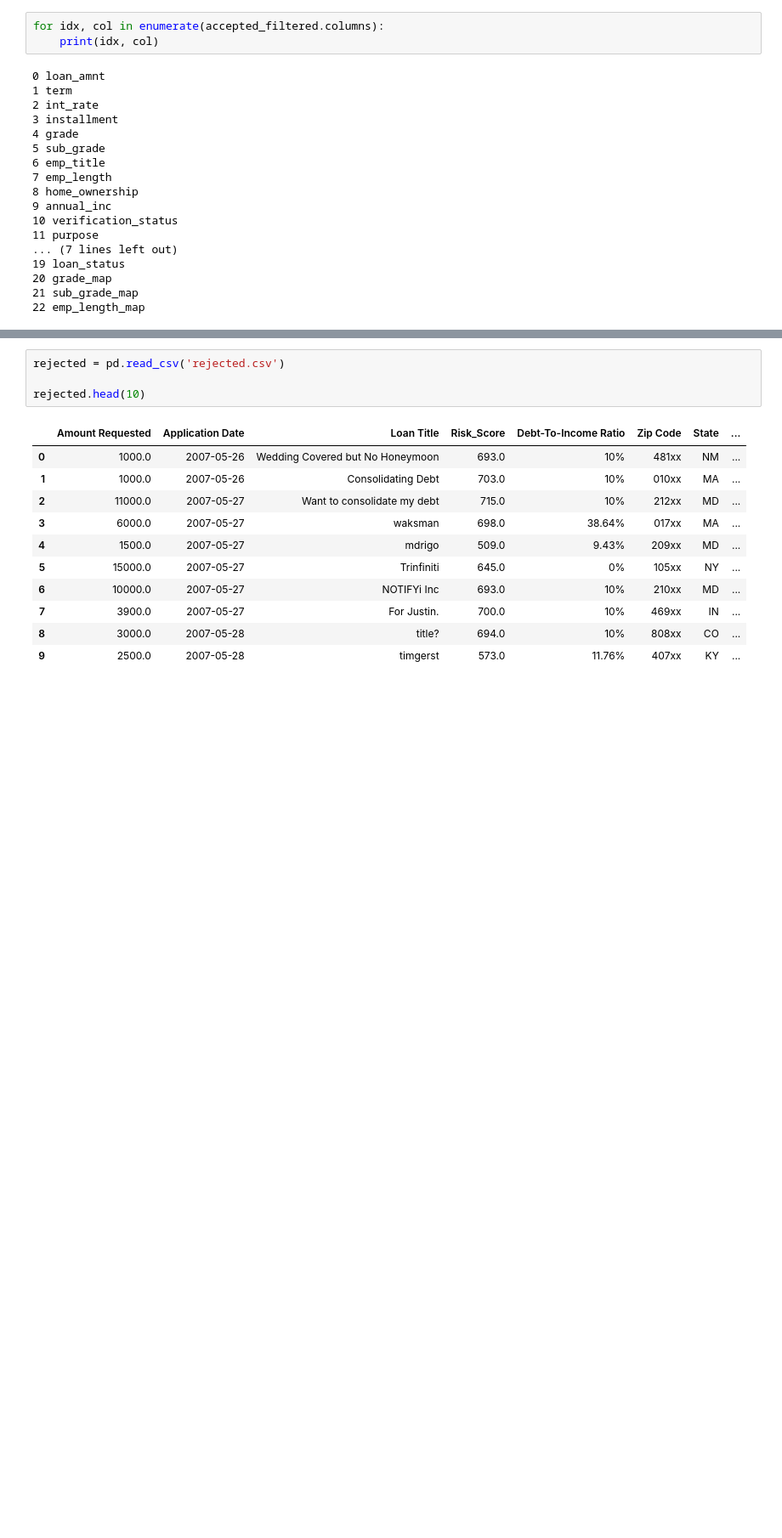
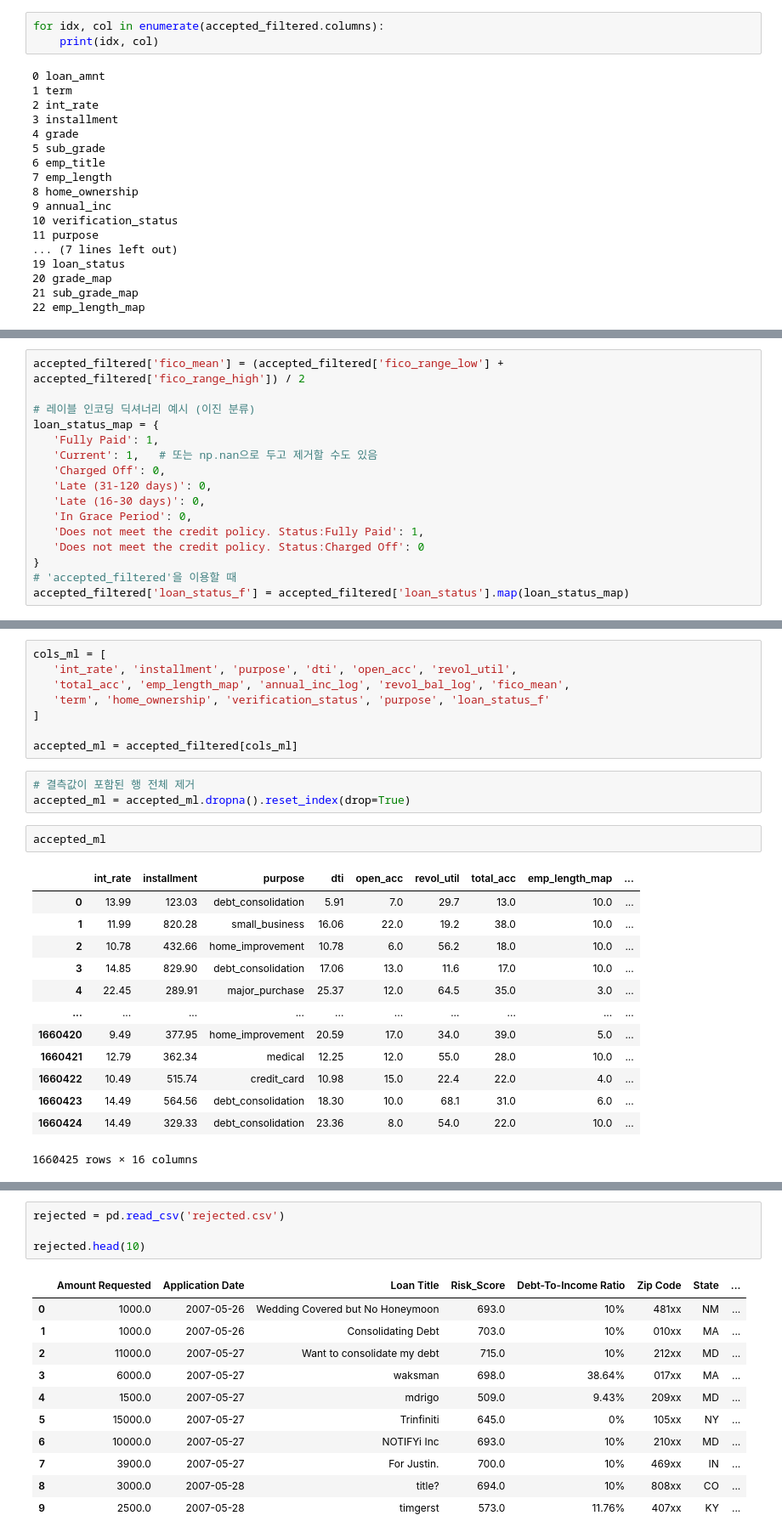
Before and after one commit to vlftmd6008/5mygodproject700, a Jupyter notebook: 5mygod.ipynb, the cells around one changed output, grey strips where cells are left out. Shown: that part at 85% size. Drawn from its saved outputs; the diff is of its cells as text; blank space fills up the shorter version.

```diff
--- a/5mygod.ipynb
+++ b/5mygod.ipynb
@@ -582,0 +665,16 @@ int_rate              0.002606    0.242939  -0.043566  1.000000
+# %%
+accepted_filtered['fico_mean'] = (accepted_filtered['fico_range_low'] + accepted_filtered['fico_range_high']) / 2
+
+# 레이블 인코딩 딕셔너리 예시 (이진 분류)
+loan_status_map = {
+   'Fully Paid': 1,
+   'Current': 1,   # 또는 np.nan으로 두고 제거할 수도 있음
+   'Charged Off': 0,
+   'Late (31-120 days)': 0,
+   'Late (16-30 days)': 0,
+   'In Grace Period': 0,
+   'Does not meet the credit policy. Status:Fully Paid': 1,
+   'Does not meet the credit policy. Status:Charged Off': 0
+}
+# 'accepted_filtered'을 이용할 때
+accepted_filtered['loan_status_f'] = accepted_filtered['loan_status'].map(loan_status_map)
@@ -582,0 +692,27 @@ int_rate              0.002606    0.242939  -0.043566  1.000000
+# %%
+cols_ml = [
+   'int_rate', 'installment', 'purpose', 'dti', 'open_acc', 'revol_util',
+   'total_acc', 'emp_length_map', 'annual_inc_log', 'revol_bal_log', 'fico_mean',
+   'term', 'home_ownership', 'verification_status', 'purpose', 'loan_status_f'
+]
+
+accepted_ml = accepted_filtered[cols_ml]
+# %%
+# 결측값이 포함된 행 전체 제거
+accepted_ml = accepted_ml.dropna().reset_index(drop=True)
+# %%
+accepted_ml
+# %% [output]
+|  | int_rate | installment | purpose | dti | open_acc | revol_util | total_acc | emp_length_map | ... |
+| 0 | 13.99 | 123.03 | debt_consolidation | 5.91 | 7.0 | 29.7 | 13.0 | 10.0 | ... |
+| 1 | 11.99 | 820.28 | small_business | 16.06 | 22.0 | 19.2 | 38.0 | 10.0 | ... |
+| 2 | 10.78 | 432.66 | home_improvement | 10.78 | 6.0 | 56.2 | 18.0 | 10.0 | ... |
+| 3 | 14.85 | 829.90 | debt_consolidation | 17.06 | 13.0 | 11.6 | 17.0 | 10.0 | ... |
+| 4 | 22.45 | 289.91 | major_purchase | 25.37 | 12.0 | 64.5 | 35.0 | 3.0 | ... |
+| ... | ... | ... | ... | ... | ... | ... | ... | ... | ... |
+| 1660420 | 9.49 | 377.95 | home_improvement | 20.59 | 17.0 | 34.0 | 39.0 | 5.0 | ... |
+| 1660421 | 12.79 | 362.34 | medical | 12.25 | 12.0 | 55.0 | 28.0 | 10.0 | ... |
+| 1660422 | 10.49 | 515.74 | credit_card | 10.98 | 15.0 | 22.4 | 22.0 | 4.0 | ... |
+| 1660423 | 14.49 | 564.56 | debt_consolidation | 18.30 | 10.0 | 68.1 | 31.0 | 6.0 | ... |
+| 1660424 | 14.49 | 329.33 | debt_consolidation | 23.36 | 8.0 | 54.0 | 22.0 | 10.0 | ... |
+1660425 rows × 16 columns
```
Also changed, not shown: parts of 12 cells of this notebook.
